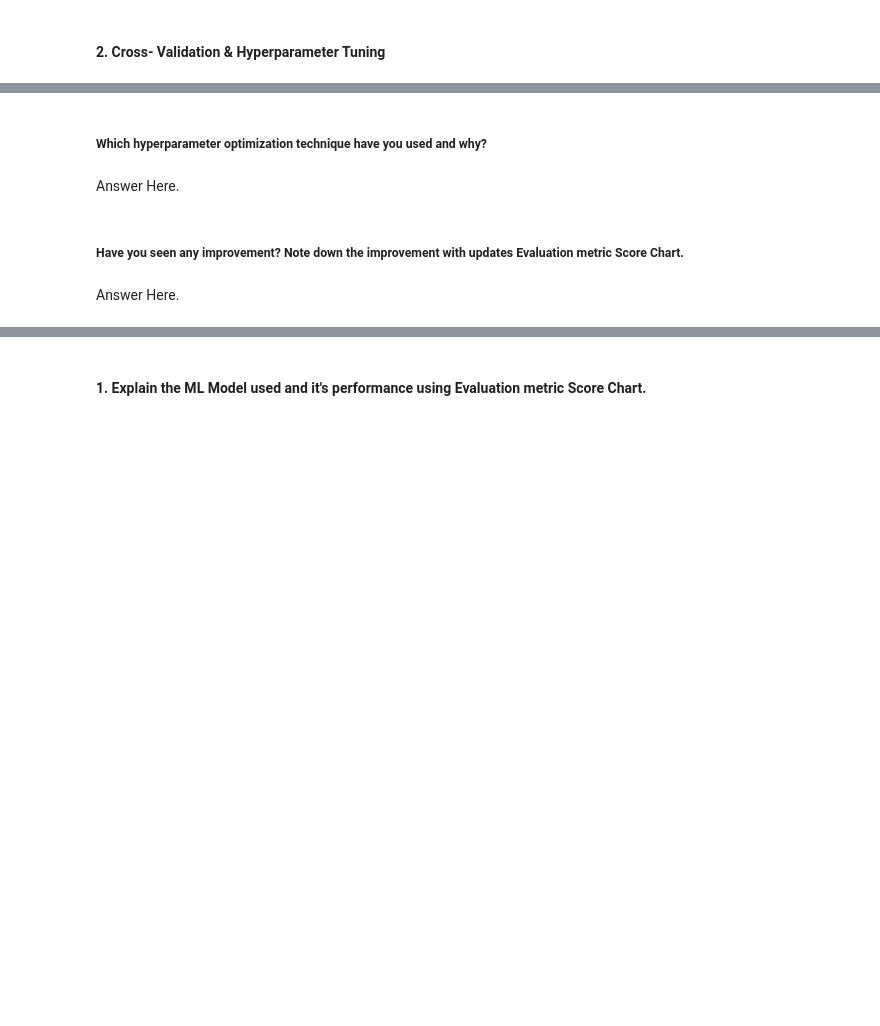
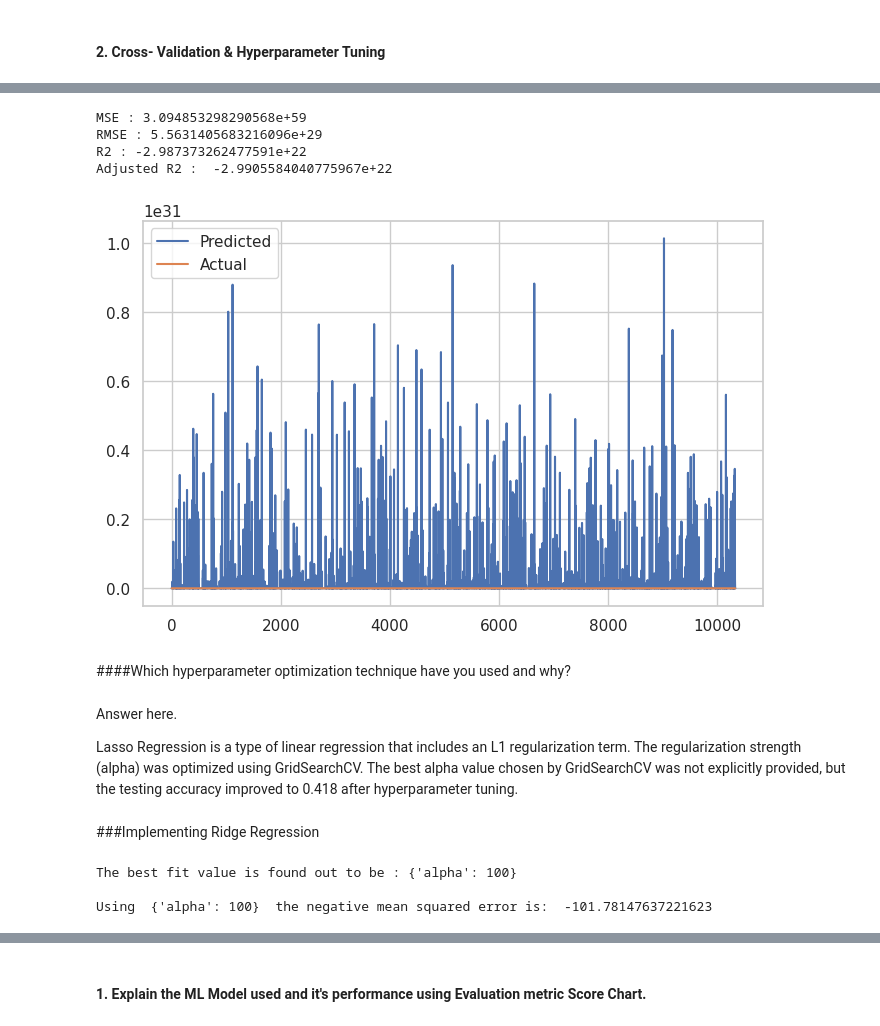
Before and after one commit to Manoharjha333/transport-demand-prediction, a Jupyter notebook: ML_Regression_Transport_Demand_Prediction.ipynb, the cells around one changed output, grey strips where cells are left out. Saved outputs shown, nothing was run; the diff lists cells and outputs as text; code cells hidden in the pictures; blank space fills up the shorter version.

```diff
--- a/ML_Regression_Transport_Demand_Prediction.ipynb
+++ b/ML_Regression_Transport_Demand_Prediction.ipynb
@@ -1057,0 +1042,15 @@ Answer Here.
+# %%
+# Split the data into training and testing sets
+X = data.drop(['Max Time Seat'], axis=1)  # Features
+y = data['Max Time Seat']  # Target variable
+# %%
+X_train, X_test, y_train, y_test = train_test_split(X, y, test_size=0.2, random_state=42)
+
+# Create a Linear Regression model
+Linear_model = LinearRegression()
+
+# Fit the model to the training data
+Linear_model.fit(X_train, y_train)
+
+# Make predictions on the test data
+y_pred = Linear_model.predict(X_test)
@@ -1069,0 +1171,3 @@ Answer Here.
+# %%
+# Predict on the model
+y_pred_lasso = lasso_regressor.predict(X_test)
@@ -1070,8 +1184,52 @@ Answer Here.
+# %%
+#Find score
+MSE  = mean_squared_error(10**(y_test), 10**(y_pred_lasso))
+print("MSE :" , MSE)
+
+RMSE = np.sqrt(MSE)
+print("RMSE :" ,RMSE)
+
+r2 = r2_score(10**(y_test), 10**(y_pred_lasso))
+print("R2 :" ,r2)
+print("Adjusted R2 : ",1-(1-r2_score(10**(y_test), 10**(y_pred_lasso)))*((X_test.shape[0]-1)/(X_test.shape[0]-X_test.shape[1]-1)))
+# %% [output]
+MSE : 3.094853298290568e+59
+RMSE : 5.5631405683216096e+29
+R2 : -2.987373262477591e+22
+Adjusted R2 :  -2.9905584040775967e+22
+# %%
+#visualization code
+plt.figure(figsize=(8,5))
+plt.plot(10**(y_pred_lasso))
+plt.plot(10**(np.array(y_test)))
+plt.legend(["Predicted","Actual"])
+plt.show()
+# %% [output]
+[figure, added]
 # %% [markdown]
-##### Which hyperparameter optimization technique have you used and why?
+####Which hyperparameter optimization technique have you used and why?
-# %% [markdown]
-Answer Here.
-# %% [markdown]
-##### Have you seen any improvement? Note down the improvement with updates Evaluation metric Score Chart.
-# %% [markdown]
-Answer Here.
+# %% [markdown]
+Answer here.
+
+Lasso Regression is a type of linear regression that includes an L1 regularization term. The regularization strength (alpha) was optimized using GridSearchCV. The best alpha value chosen by GridSearchCV was not explicitly provided, but the testing accuracy improved to 0.418 after hyperparameter tuning.
+# %% [markdown]
+###Implementing Ridge Regression
+# %%
+# Ridge Regression
+
+from sklearn.linear_model import Ridge
+
+ridge  = Ridge(alpha=0.1)
+
+parameters = {'alpha': [1e-15,1e-10,1e-8,1e-5,1e-4,1e-3,1e-2,1,5,10,20,30,40,45,50,55,60,100]}
+
+ridge_regressor = GridSearchCV(ridge, parameters, scoring='neg_mean_squared_error', cv=3)
+
+ridge_regressor.fit(X_train,y_train)
+
+print("The best fit value is found out to be :" ,ridge_regressor.best_params_)
+print("\nUsing ",ridge_regressor.best_params_, " the negative mean squared error is: ", ridge_regressor.best_score_)
+# %% [output]
+The best fit value is found out to be : {'alpha': 100}
+
+Using  {'alpha': 100}  the negative mean squared error is:  -101.78147637221623
```
Also changed, not shown: parts of 193 cells of this notebook.
